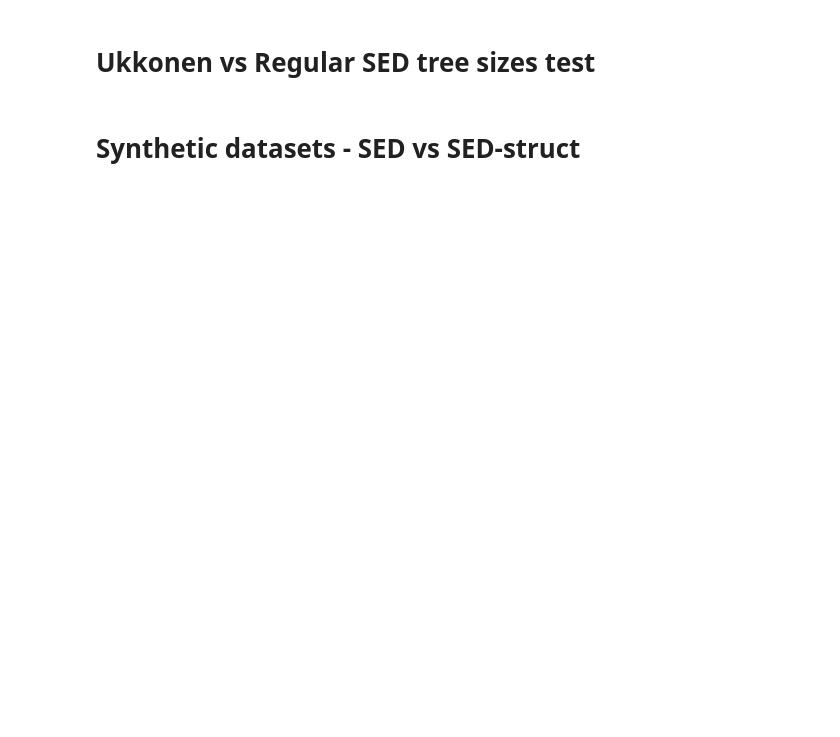
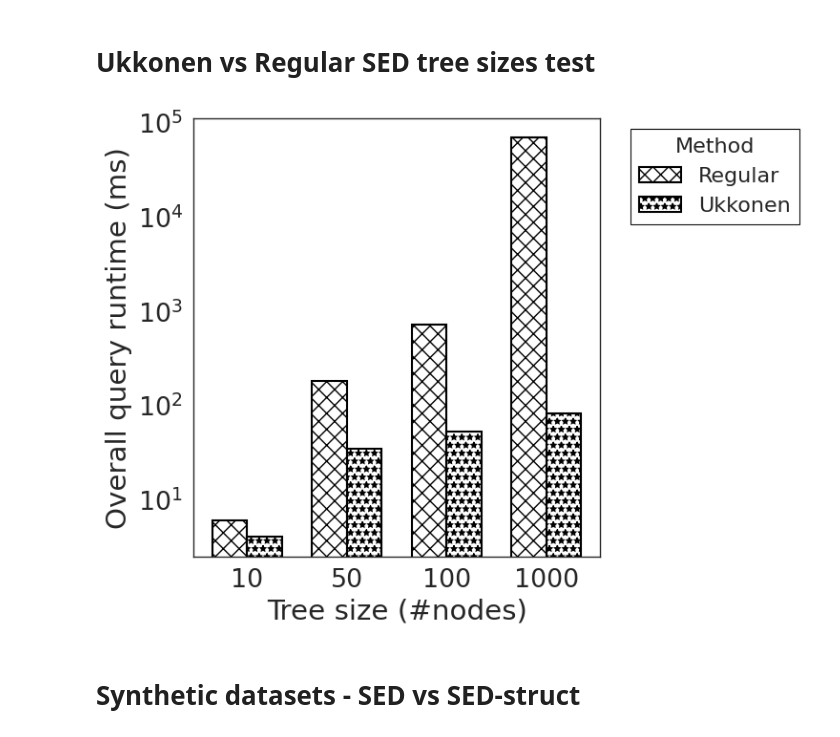
Before and after one commit to LukMRVC/ted-search, a Jupyter notebook: article/graphs.ipynb, the cells around one changed output. Cells and saved outputs as stored; diff of their text form; code cells hidden in the pictures; blank space fills up the shorter version.

```diff
--- a/article/graphs.ipynb
+++ b/article/graphs.ipynb
@@ -414,7 +499,7 @@ for ds in sizes:
     tdf = pd.read_csv(full_path_sed, skipfooter=1, engine='python')
 # %%
 # Set publication-quality theme
-sns.set_context("paper", font_scale=1.4)
+sns.set_context("paper", font_scale=2.2)
 sns.set_style("white", {
     'axes.edgecolor': '.15',
     'axes.linewidth': 1.25
@@ -438,35 +523,37 @@ x = np.arange(len(tree_sizes))
 width = 0.35
 
 # Plot bars for each method
 for i, method in enumerate(methods):
     method_data = qdf[qdf['Method'] == method]
     values = [method_data[method_data['TreeSize'] == ts]['SearchTime'].values[0] for ts in tree_sizes]
     ax.bar(x + i * width, values, width, color='white', edgecolor='black',
            linewidth=1.5, hatch=method_hatch_patterns[method], label=method)
 
 ax.set_yscale('log')
 ax.set_ylabel('Overall query runtime (ms)')
 ax.set_xlabel('Tree size (#nodes)')
 ax.set_xticks(x + width / 2)
 ax.set_xticklabels(tree_sizes)
 ax.tick_params(axis='y')
 
 # Improve legend and place it outside the plot
 ax.legend(
     title='Method',
-    title_fontsize=13,
-    fontsize=12,
+    title_fontsize=16,
+    fontsize=16,
     frameon=True,
     fancybox=False,
     edgecolor='black',
     framealpha=0.95,
     bbox_to_anchor=(1.05, 1),
     loc='upper left'
 )
 
 plt.tight_layout()
 plt.savefig('ukkonen_vs_regular_sed_search_times.pdf', format='pdf', bbox_inches='tight')
 plt.show()
+# %% [output]
+[figure, added]
 # %% [markdown]
 # Synthetic datasets - SED vs SED-struct
 # %%
```
Also changed, not shown: parts of 18 cells of this notebook.
